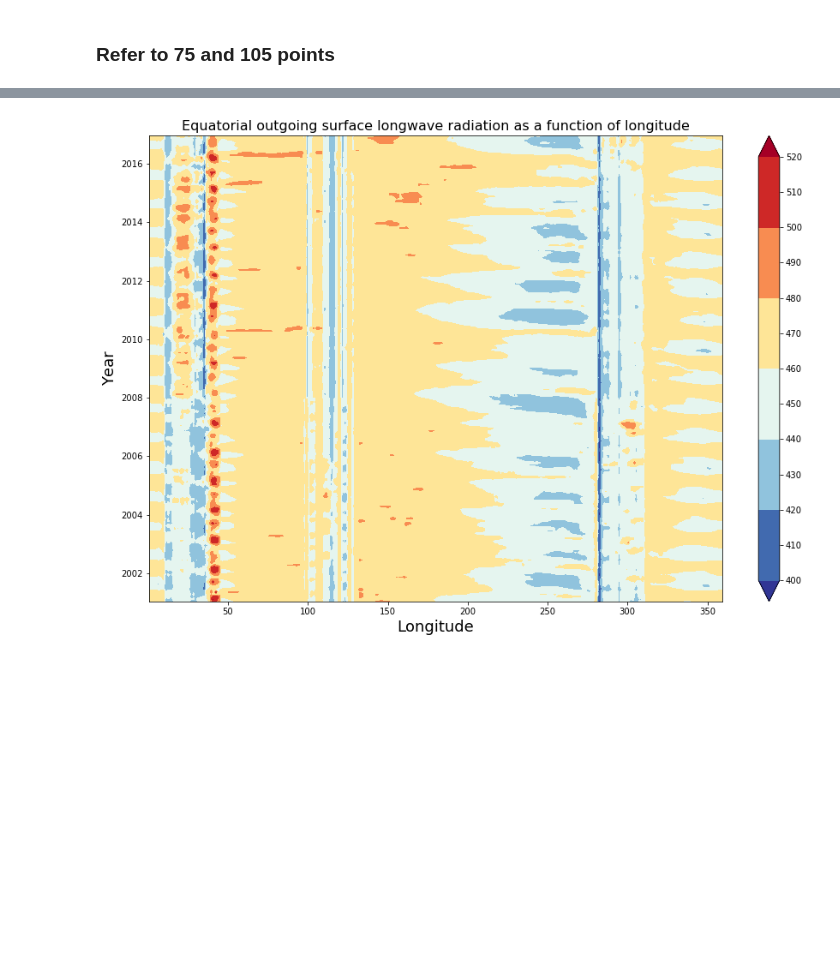
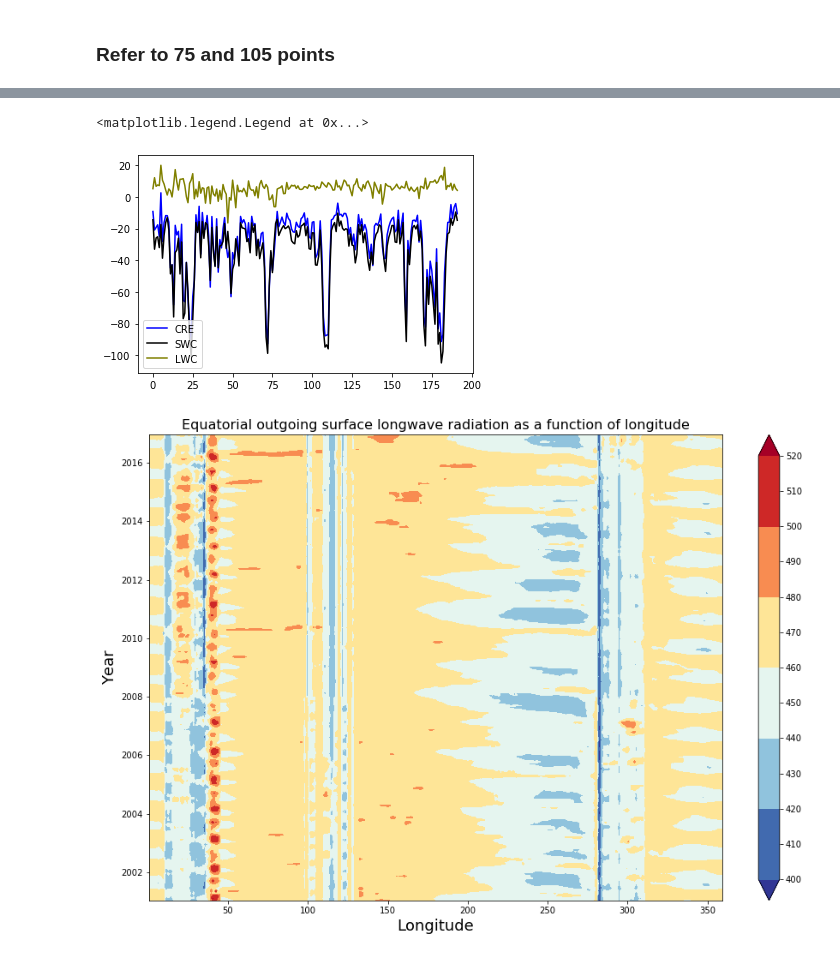
Before and after one commit to sisams/MPO624-2020, a Jupyter notebook: Course_Modules_Topics_Notebooks/2020 students modeling assignment/SisamSimplemodels_COVID_and_student_projects.ipynb, the cells around one changed output, grey strips where cells are left out. Drawn from its saved outputs; the diff is of its cells as text; code cells hidden in the pictures; blank space fills up the shorter version.

```diff
--- a/Course_Modules_Topics_Notebooks/2020 students modeling assignment/SisamSimplemodels_COVID_and_student_projects.ipynb
+++ b/Course_Modules_Topics_Notebooks/2020 students modeling assignment/SisamSimplemodels_COVID_and_student_projects.ipynb
@@ -396,3 +422,14 @@ $C = SW_{UP,clear} - SW_{UP,total} + LW_{UP,clear} - LW_{UP,total}$
+# %%
+CSplot=CS.sel(lat=0,lon=180, method='nearest')
+ssplot=ss.sel(lat=0,lon=180, method='nearest')
+lsplot=ls.sel(lat=0,lon=180, method='nearest')
+plt.plot(CSplot, color = 'blue', label ='CRE')
+plt.plot(ssplot, color = 'black', label ='SWC')
+plt.plot(lsplot, color = 'olive', label ='LWC')
+plt.legend()
+# %% [output]
+<matplotlib.legend.Legend at 0x...>
+[figure, added]
 # %%
 # #check the dimension of data
 # #datas=dataset.sel(lat=0, method='nearest')
```
Also changed, not shown: parts of 8 cells of this notebook.
